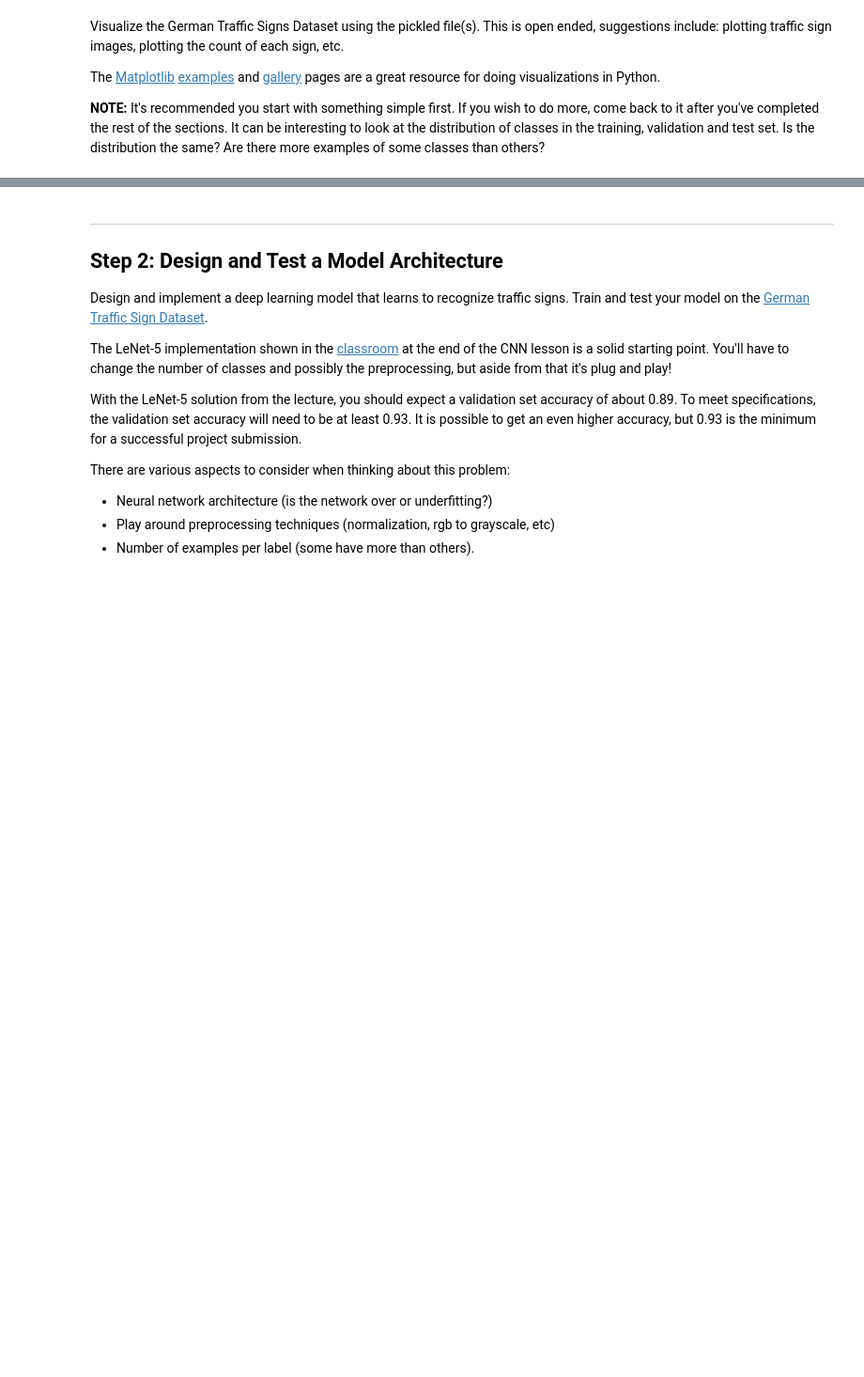
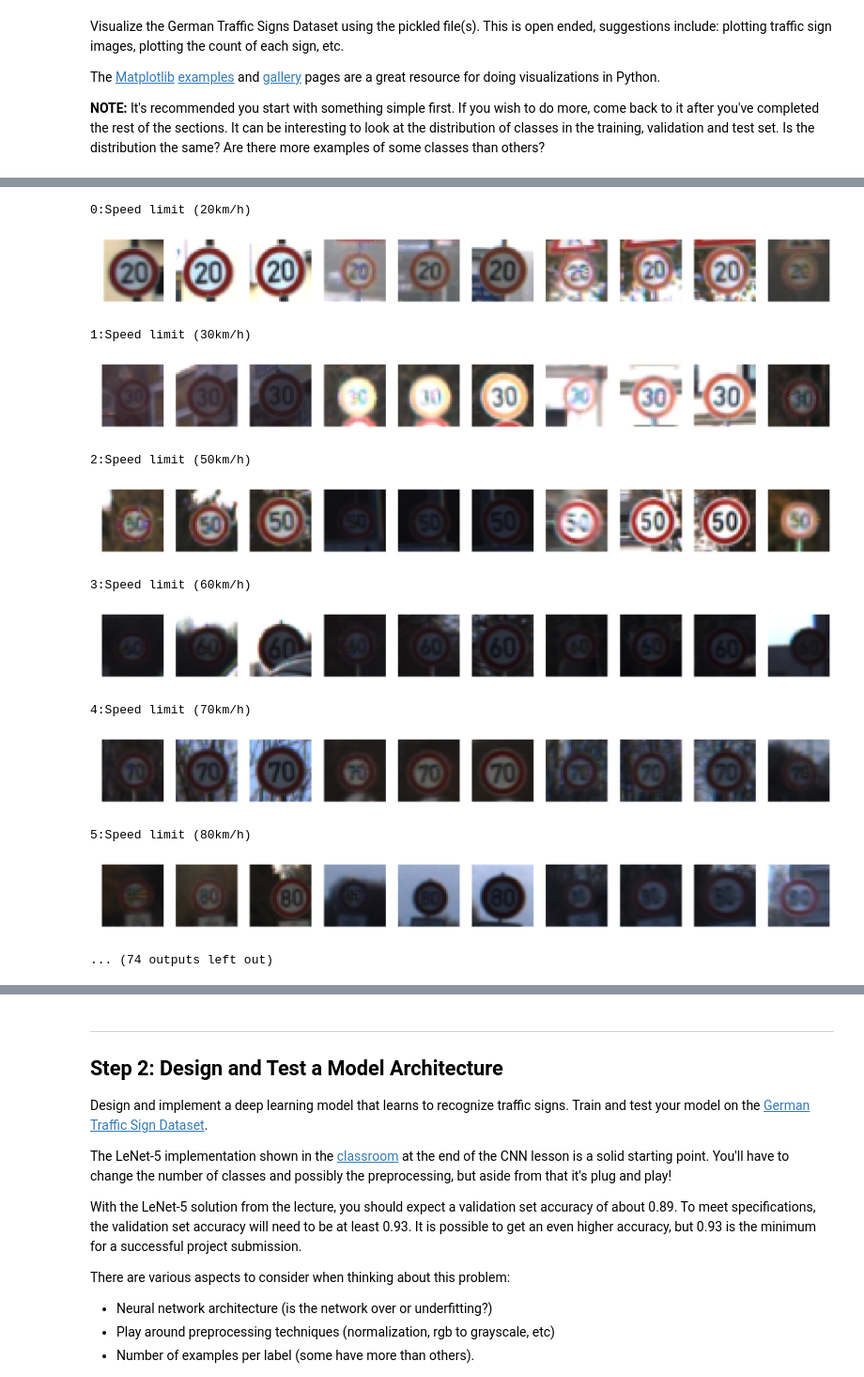
Before and after one commit to seonman/self-driving-car, a Jupyter notebook: CarND-Traffic-Sign-Classifier-Project/Traffic_Sign_Classifier.ipynb, the cells around one changed output, grey strips where cells are left out. Shown at 94% size. Drawn from its saved outputs; the diff is of its cells as text; code cells hidden in the pictures; blank space fills up the shorter version.

```diff
--- a/CarND-Traffic-Sign-Classifier-Project/Traffic_Sign_Classifier.ipynb
+++ b/CarND-Traffic-Sign-Classifier-Project/Traffic_Sign_Classifier.ipynb
@@ -59,19 +87,19 @@ Complete the basic data summary below. Use python, numpy and/or pandas methods t
 ### Use python, pandas or numpy methods rather than hard coding the results
 
 # TODO: Number of training examples
-n_train = ?
+n_train = X_train.shape[0]
 
 # TODO: Number of validation examples
-n_validation = ?
+n_validation = X_valid.shape[0]
 
 # TODO: Number of testing examples.
-n_test = ?
+n_test = X_test.shape[0]
 
 # TODO: What's the shape of an traffic sign image?
-image_shape = ?
+image_shape = X_train.shape[1:]
 
 # TODO: How many unique classes/labels there are in the dataset.
-n_classes = ?
+n_classes = len(set(y_train))
 
 print("Number of training examples =", n_train)
 print("Number of testing examples =", n_test)
@@ -93,0 +136,32 @@ import matplotlib.pyplot as plt
+# %%
+# Plot four sample images
+%matplotlib inline
+
+name_values = np.genfromtxt('signnames.csv', skip_header=1, dtype=[('myint','i8'), ('mysring','S55')], delimiter=',')
+
+for i in range(0, n_classes):
+    plt.figure(figsize=(30, 5))
+    x_selected = X_train[y_train == i]
+
+    label = name_values[i][1].decode('ascii')
+    print(str(i) + ':' + label)
+    for index in range(10):
+        plt.subplot(1, 10, index+1)
+        plt.imshow(x_selected[index*10, :, :, :]) #draw the first image of each class
+        plt.axis('off')
+
+    plt.show()
+# %% [output]
+0:Speed limit (20km/h)
+[figure, added]
+1:Speed limit (30km/h)
+[figure, added]
+2:Speed limit (50km/h)
+[figure, added]
+3:Speed limit (60km/h)
+[figure, added]
+4:Speed limit (70km/h)
+[figure, added]
+5:Speed limit (80km/h)
+[figure, added]
+... (74 outputs left out)
```
Also changed, not shown: parts of 34 cells of this notebook, 32 other files.
